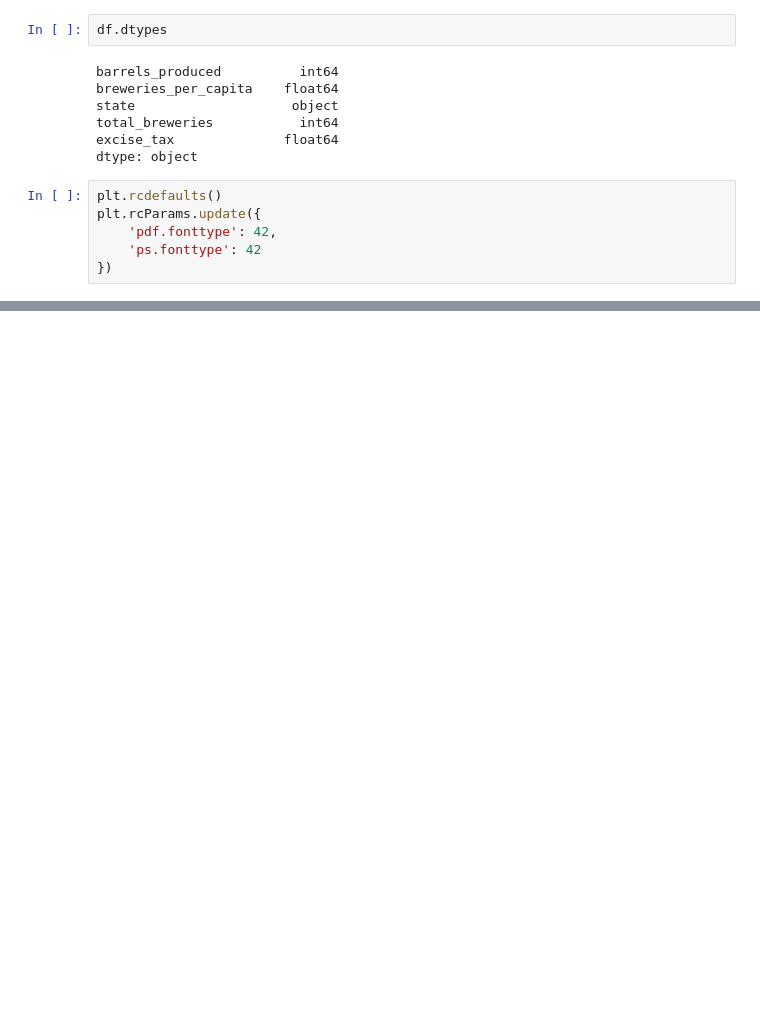
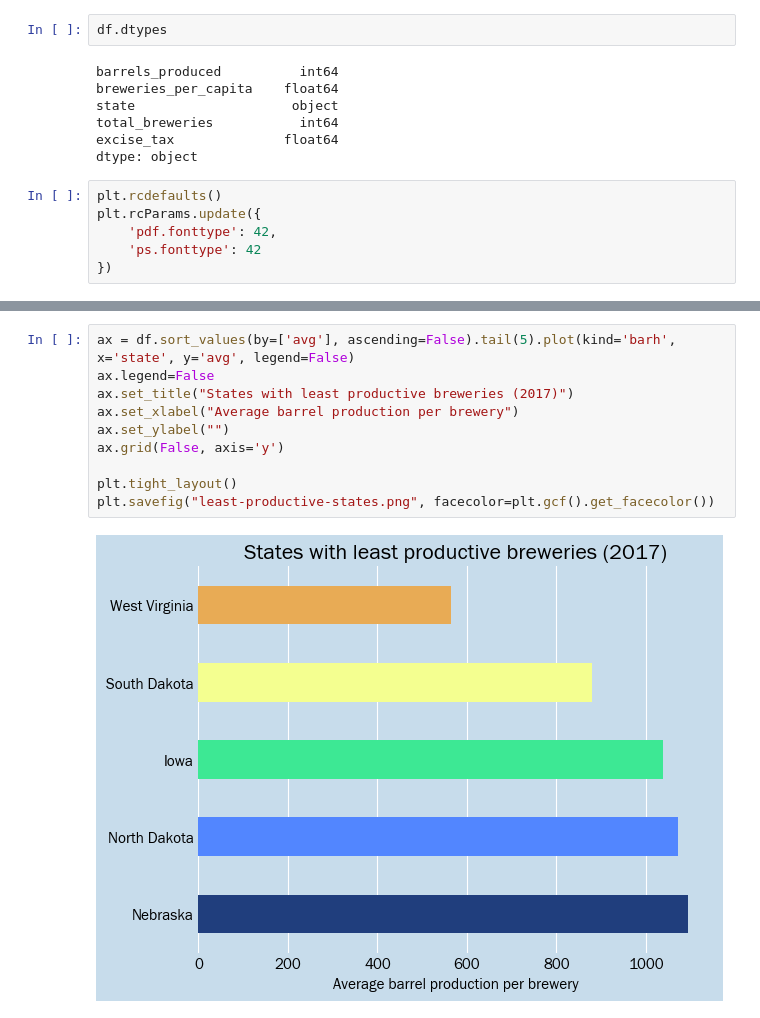
Before and after one commit to vpenney/data-studio, a Jupyter notebook: code/01-craft-beer/Beer Havens for Hipsters - cleaning and graphs.ipynb, the cells around one changed output, grey strips where cells are left out. Cells and saved outputs as stored; diff of their text form; blank space fills up the shorter version.

```diff
--- a/code/01-craft-beer/Beer Havens for Hipsters - cleaning and graphs.ipynb
+++ b/code/01-craft-beer/Beer Havens for Hipsters - cleaning and graphs.ipynb
@@ -97,0 +118,12 @@ plt.savefig("production_vs_number.png")
+# %%
+ax = df.sort_values(by=['avg'], ascending=False).tail(5).plot(kind='barh', x='state', y='avg', legend=False)
+ax.legend=False
+ax.set_title("States with least productive breweries (2017)")
+ax.set_xlabel("Average barrel production per brewery")
+ax.set_ylabel("")
+ax.grid(False, axis='y')
+
+plt.tight_layout()
+plt.savefig("least-productive-states.png", facecolor=plt.gcf().get_facecolor())
+# %% [output]
+[figure, added]
```
Also changed, not shown: parts of 9 cells of this notebook.
